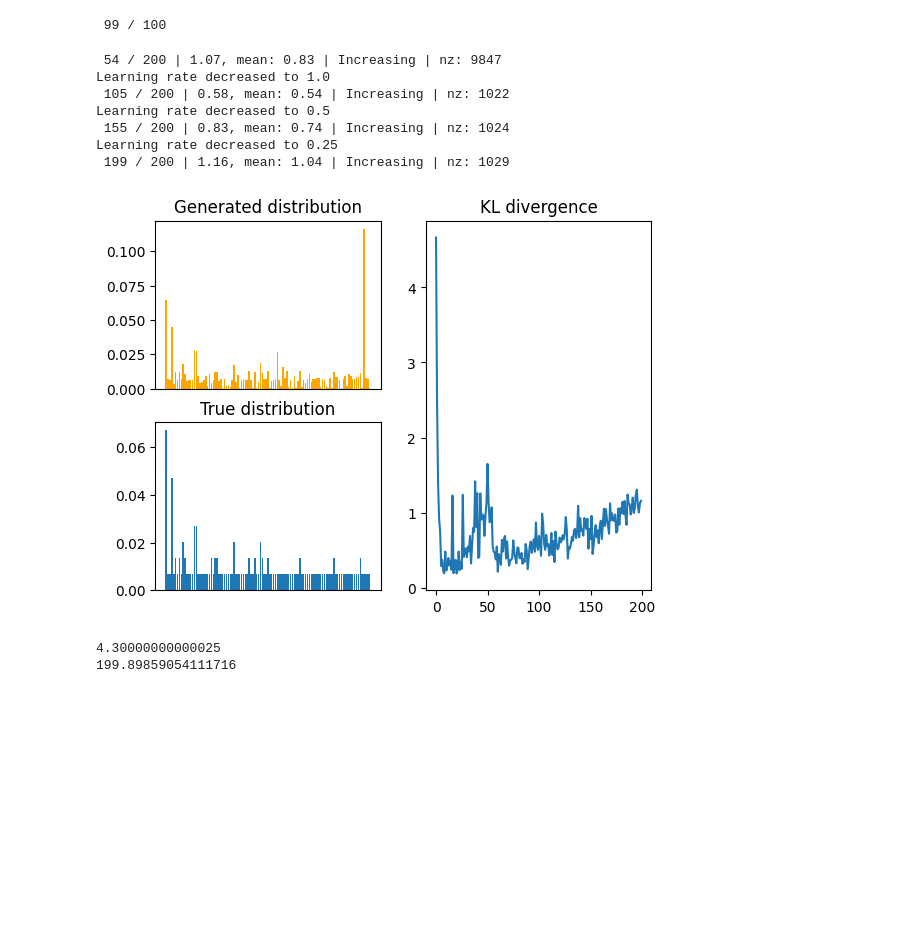
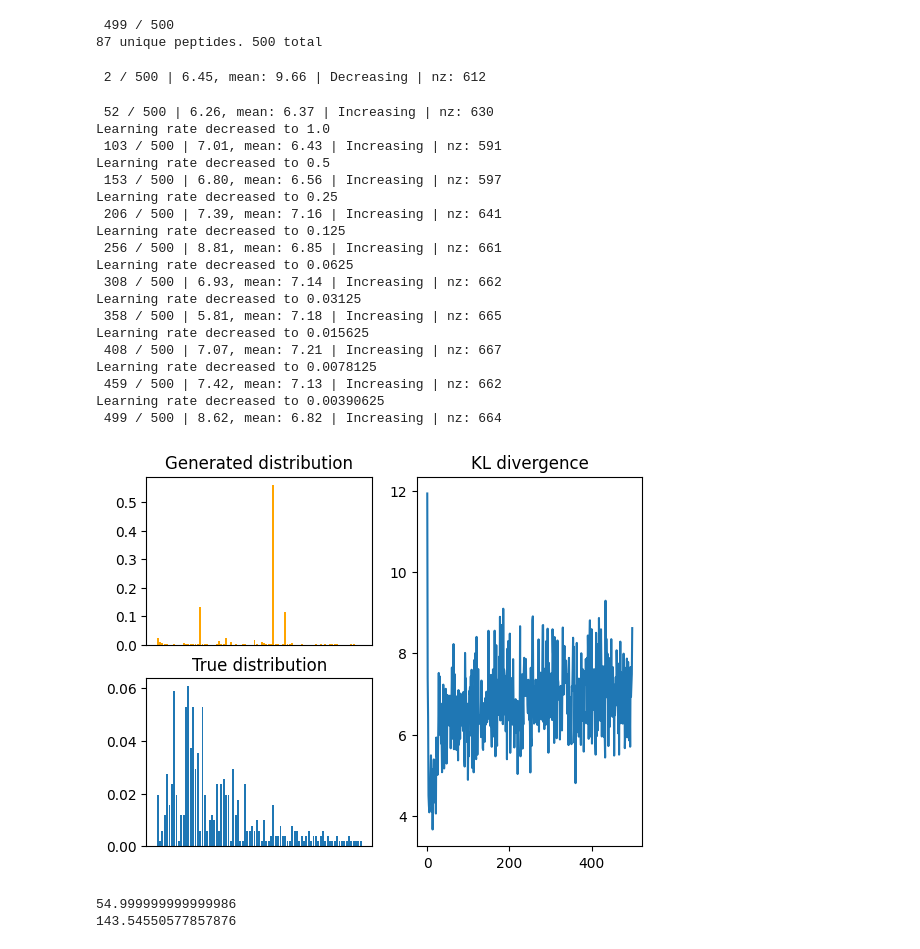
Before and after one commit to ErikHartman/disassembly, a Jupyter notebook: src/weight_estimation.ipynb, the cells around one changed output. Saved outputs shown, nothing was run; the diff lists cells and outputs as text; code cells hidden in the pictures; blank space fills up the shorter version.

```diff
--- a/src/weight_estimation.ipynb
+++ b/src/weight_estimation.ipynb
@@ -9,71 +9,86 @@ enzymes = enzyme_set(
         enzyme({"K": 0.5, "R": 0.5}, "trypsin"),
         enzyme({"V": 0.5, "I": 0.25, "A": 0.15, "T": 0.1}, "elne"),
     ],
-    [1 ,1, 1],  # activities
-    [1, 1, 1],  # abundances
+    [1 ,0, 0],  # activities
+    [1, 0, 0],  # abundances
 )
 
 
 P, sequence_graph = simulate_proteolysis(
     pr39,
     n_start=10,
-    n_iterations=100,
+    n_generate=500,
     endo_or_exo_probability=[.5, .5],
     enzymes=enzymes,
 )
 # %% [output]
- 99 / 100
+ 499 / 500
+87 unique peptides. 500 total
 # %%
 from disassembly.estimate_weights import estimate_weights
 
 G, kls, generated, weights = estimate_weights(
     P=P,
     meta_enzyme=enzymes.meta_enzyme,
-    exo_mult_factor=1,
+    exo_mult_factor=10,
     lr=2,
-    n_iterations=200,
+    n_iterations=500,
     N_T=1000,
     alpha=0.05,
 )
 
 fig, axs = plt.subplot_mosaic(
     [["generated", "kl"], ["true", "kl"]], width_ratios=[2, 2]
 )
 
 generated_sum = {k: 0 for k in generated[0].keys()}
 
 for p_generated in [
     generated[i]
     for i in range(
         len(generated.keys()) - int(len(generated.keys()) / 20), len(generated.keys())
     )
 ]:
     for k, v in p_generated.items():
         generated_sum[k] += v / 20
 
 axs["true"].bar(P.keys(), [v / sum(P.values()) for v in P.values()])
 axs["generated"].bar(
     generated_sum.keys(),
     [v / sum(generated_sum.values()) for v in generated_sum.values()],
     color="orange",
 )
 axs["kl"].plot(kls)
 axs["true"].set_title("True distribution")
 axs["generated"].set_title(f"Generated distribution")
 axs["kl"].set_title("KL divergence")
 axs["true"].set_xticks([])
 axs["generated"].set_xticks([])
 plt.show()
 # %% [output]
- 54 / 200 | 1.07, mean: 0.83 | Increasing | nz: 9847
-Learning rate decreased to 1.0
- 105 / 200 | 0.58, mean: 0.54 | Increasing | nz: 1022
-Learning rate decreased to 0.5
- 155 / 200 | 0.83, mean: 0.74 | Increasing | nz: 1024
-Learning rate decreased to 0.25
- 199 / 200 | 1.16, mean: 1.04 | Increasing | nz: 1029
+ 2 / 500 | 6.45, mean: 9.66 | Decreasing | nz: 612
+ 52 / 500 | 6.26, mean: 6.37 | Increasing | nz: 630
+Learning rate decreased to 1.0
+ 103 / 500 | 7.01, mean: 6.43 | Increasing | nz: 591
+Learning rate decreased to 0.5
+ 153 / 500 | 6.80, mean: 6.56 | Increasing | nz: 597
+Learning rate decreased to 0.25
+ 206 / 500 | 7.39, mean: 7.16 | Increasing | nz: 641
+Learning rate decreased to 0.125
+ 256 / 500 | 8.81, mean: 6.85 | Increasing | nz: 661
+Learning rate decreased to 0.0625
+ 308 / 500 | 6.93, mean: 7.14 | Increasing | nz: 662
+Learning rate decreased to 0.03125
+ 358 / 500 | 5.81, mean: 7.18 | Increasing | nz: 665
+Learning rate decreased to 0.015625
+ 408 / 500 | 7.07, mean: 7.21 | Increasing | nz: 667
+Learning rate decreased to 0.0078125
+ 459 / 500 | 7.42, mean: 7.13 | Increasing | nz: 662
+Learning rate decreased to 0.00390625
+ 499 / 500 | 8.62, mean: 6.82 | Increasing | nz: 664
-[figure, old version]
+[figure, new version]
 # %%
+import numpy as np
 real_vs_estimated_weights = []
 for node in sequence_graph.nodes():
     sum_out_edges = sum(
@@ -86,12 +101,12 @@ for node in sequence_graph.nodes():
     for source, target, data in G.out_edges(node, data=True):
         if ~sequence_graph.has_edge(source, target):
             estimated_weight = data["weight"]
-            real_vs_estimated_weights.append((-.1, estimated_weight))
-print(sum([r for r,_ in real_vs_estimated_weights]))
+            real_vs_estimated_weights.append((np.nan, estimated_weight))
+print(sum([r for r,_ in real_vs_estimated_weights if str(r) != 'nan']))
 print(sum([e for _,e in real_vs_estimated_weights]))
 # %% [output]
-4.30000000000025
-199.89859054111716
+54.999999999999986
+143.54550577857876
 # %%
 fig, axs = plt.subplots(1, 2)
 axs[0].set_ylabel("weight")
```
Also changed, not shown: parts of 5 cells of this notebook, 2 other files.
